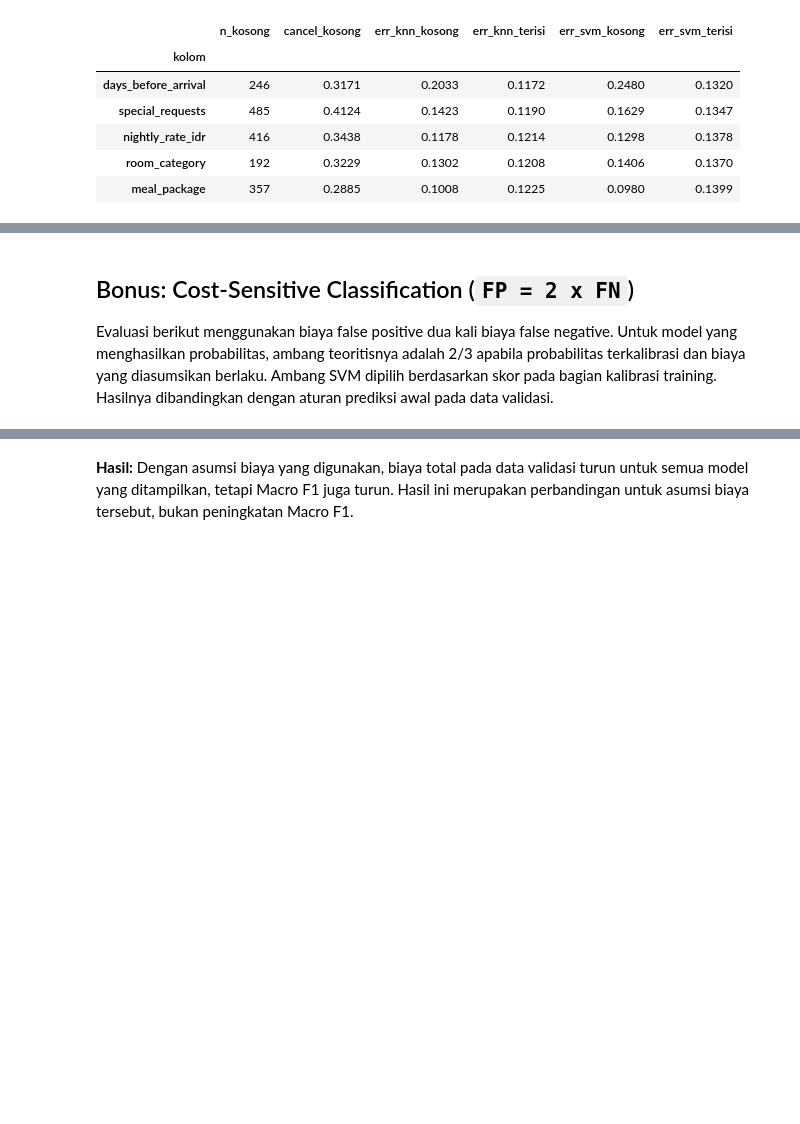
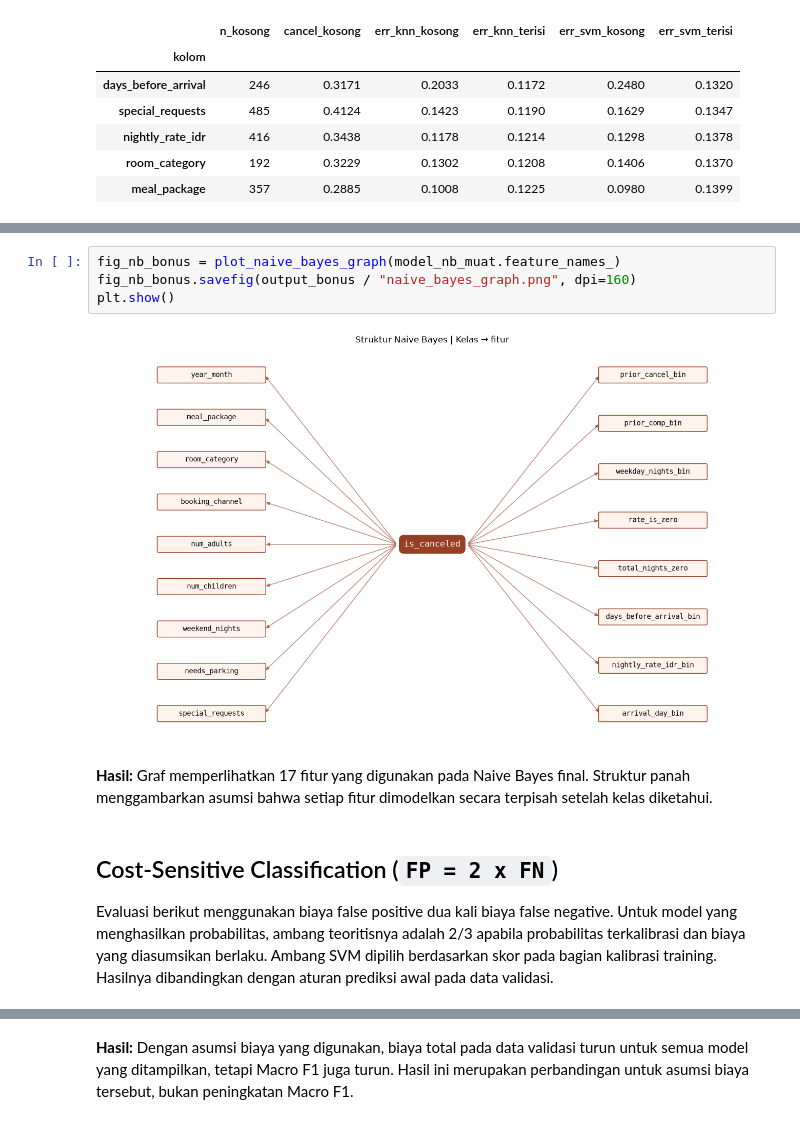
Before and after one commit to Alpaomega1136/IF3170_G31_KelompokDadakan, a Jupyter notebook: src/notebooks/IF3170_G31_KelompokDadakan.ipynb, the cells around one changed output, grey strips where cells are left out. Saved outputs shown, nothing was run; the diff lists cells and outputs as text; blank space fills up the shorter version.

Commit message:
chore(project): finalize IF3170 project deliverables

```diff
--- a/src/notebooks/IF3170_G31_KelompokDadakan.ipynb
+++ b/src/notebooks/IF3170_G31_KelompokDadakan.ipynb
@@ -1229,5 +1299,13 @@ Pada baris dengan `days_before_arrival` kosong, tingkat kesalahan KNN sebesar 20
+# %%
+fig_nb_bonus = plot_naive_bayes_graph(model_nb_muat.feature_names_)
+fig_nb_bonus.savefig(output_bonus / "naive_bayes_graph.png", dpi=160)
+plt.show()
+# %% [output]
+[figure, added]
+# %% [markdown]
+**Hasil:** Graf memperlihatkan 17 fitur yang digunakan pada Naive Bayes final. Struktur panah menggambarkan asumsi bahwa setiap fitur dimodelkan secara terpisah setelah kelas diketahui.
 # %% [markdown]
-## Bonus: Cost-Sensitive Classification (`FP = 2 x FN`)
+## Cost-Sensitive Classification (`FP = 2 x FN`)
 
 Evaluasi berikut menggunakan biaya false positive dua kali biaya false negative. Untuk model yang menghasilkan probabilitas, ambang teoritisnya adalah 2/3 apabila probabilitas terkalibrasi dan biaya yang diasumsikan berlaku. Ambang SVM dipilih berdasarkan skor pada bagian kalibrasi training. Hasilnya dibandingkan dengan aturan prediksi awal pada data validasi.
 # %%
```
Also changed, not shown: parts of 21 cells of this notebook, 17 other files.
